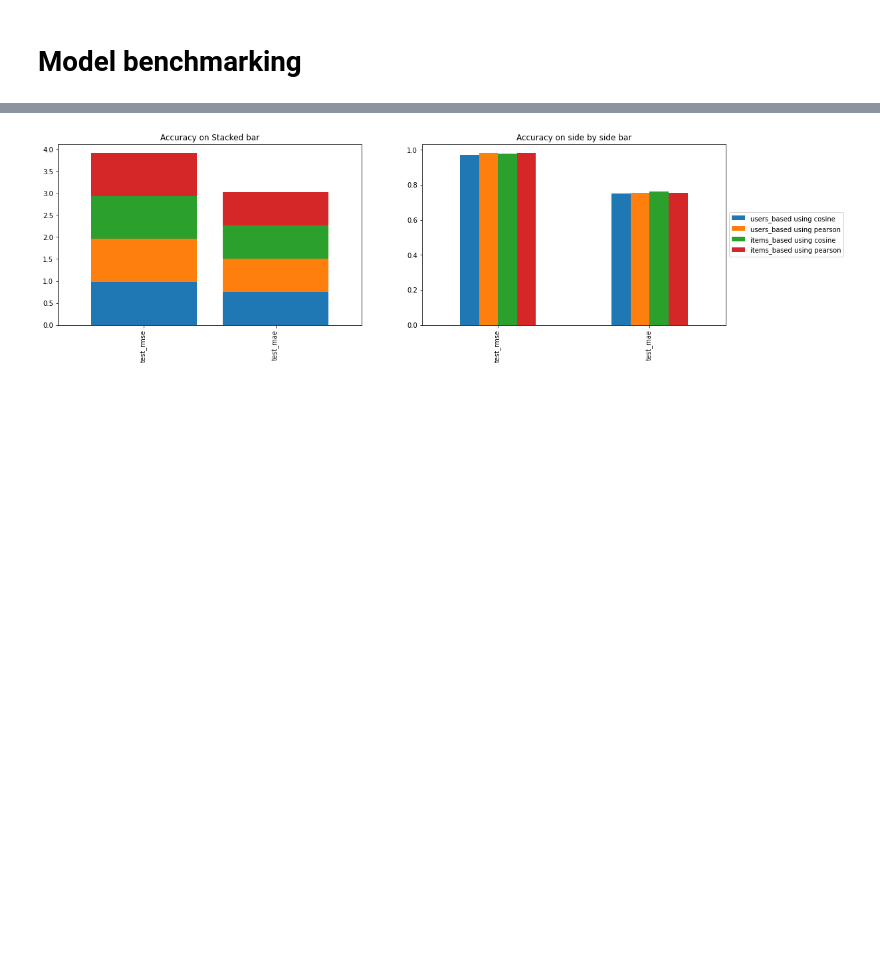
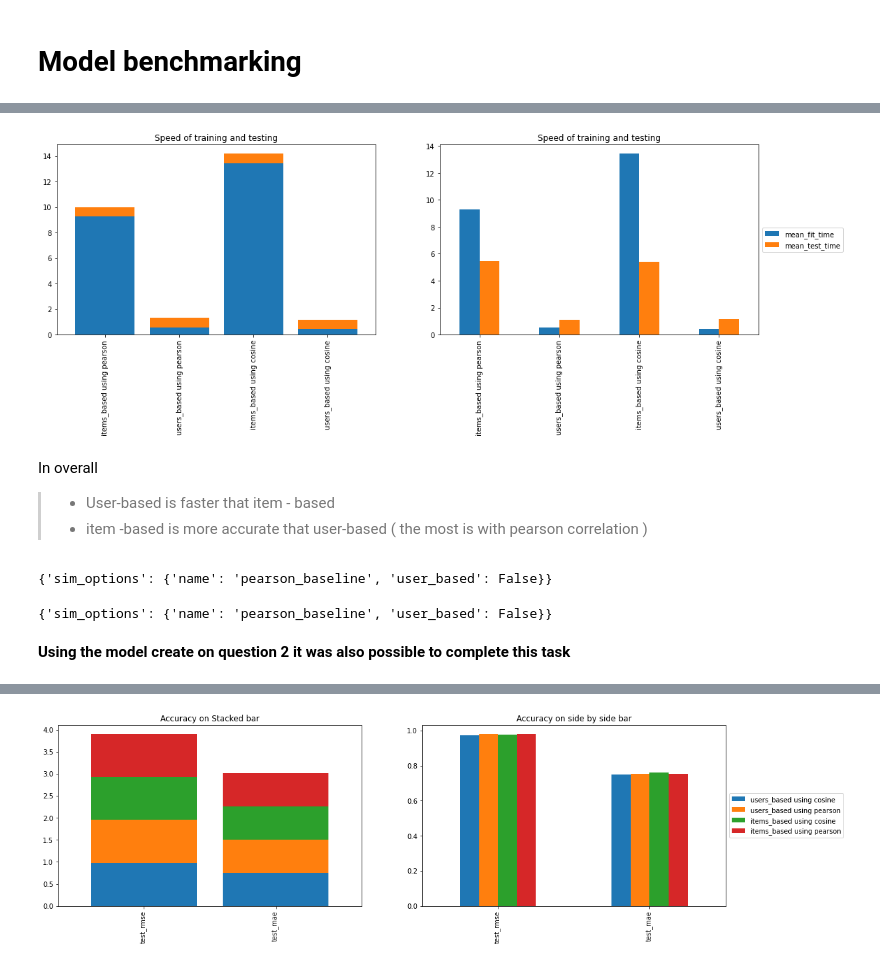
Before and after one commit to vivien-DSA/recsys_using_surprise, a Jupyter notebook: notebooks/model-pipeline_using_surprise.ipynb, the cells around one changed output, grey strips where cells are left out. Cells and saved outputs as stored; diff of their text form; code cells hidden in the pictures; blank space fills up the shorter version.

```diff
--- a/notebooks/model-pipeline_using_surprise.ipynb
+++ b/notebooks/model-pipeline_using_surprise.ipynb
@@ -167 +243,31 @@ Done computing similarity matrix.
+# %%
+# Let us visualise time differences
+
+fig, axes = plt.subplots(1,2, figsize= (18, 5))
+benchmarking[['mean_fit_time','mean_test_mae']].plot(kind='bar', stacked=True, width=0.8, ax = axes[0], legend = False)
+axes[0].set_title('Speed of training and testing', loc='center')
+benchmarking[['mean_fit_time','mean_test_time']].plot.bar(ax = axes[1])
+axes[1].set_title('Speed of training and testing', loc='center')
+axes[1].legend(loc='center left', bbox_to_anchor=(1, 0.5))
+plt.show()
+# %% [output]
+[figure, added]
+# %% [markdown]
+In overall
+> - User-based is faster that item - based
+> - item -based is more accurate that user-based ( the most is with pearson correlation )
+# %%
+print(gs.best_params['rmse'])
+# best RMSE score
+print(gs.best_score['rmse'])
+# %% [output]
+{'sim_options': {'name': 'pearson_baseline', 'user_based': False}}
+# %%
+print(gs.best_params['mae'])
+# best mae score
+print(gs.best_score['mae'])
+# %% [output]
+{'sim_options': {'name': 'pearson_baseline', 'user_based': False}}
+# %% [markdown]
+**Using the model create on question 2 it was also possible to complete this task**
 # %%
```
Also changed, not shown: parts of 13 cells of this notebook.
